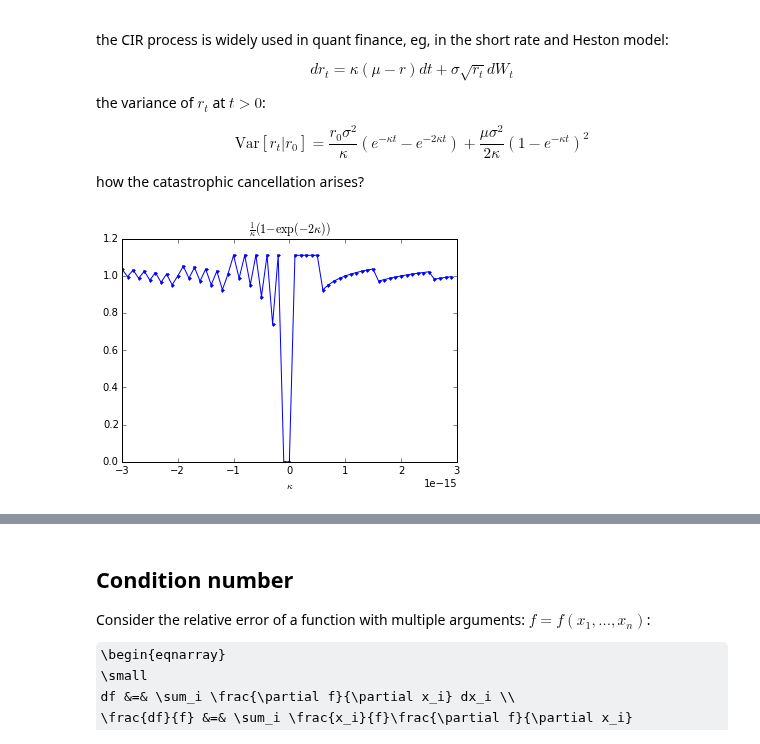
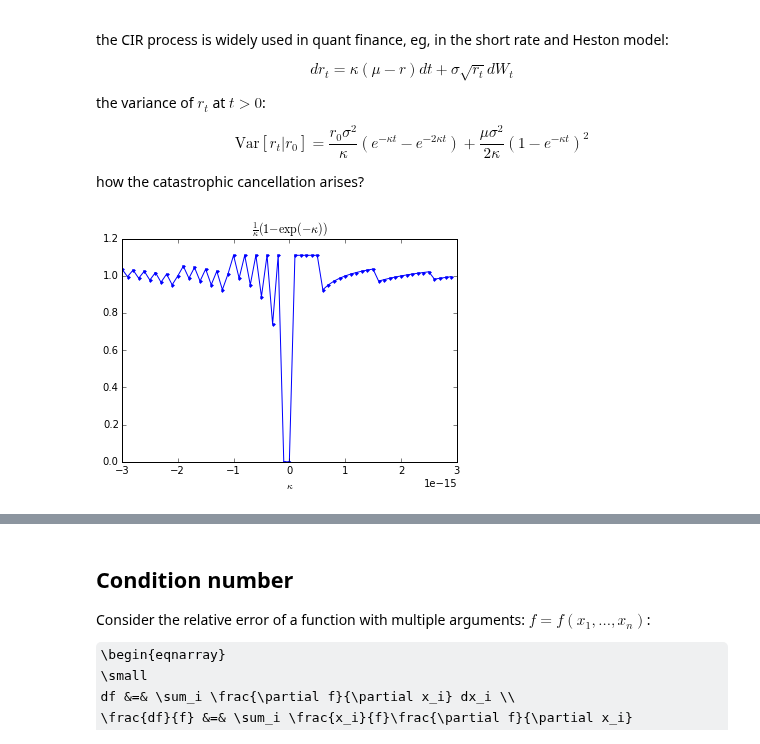
Before and after one commit to yadongli/nyumath2048, a Jupyter notebook: Lecture1.ipynb, the cells around one changed output, grey strips where cells are left out. Cells and saved outputs as stored; diff of their text form; code cells hidden in the pictures; some formulas as TeX source.

```diff
--- a/Lecture1.ipynb
+++ b/Lecture1.ipynb
@@ -603,12 +610,12 @@ how the catastrophic cancellation arises?
 # %%
 k = arange(-3e-8, 3e-8, 1e-9)*1e-7
 t = 1
 v = (1-exp(-k*t))/k
 plot(k, v, '.-')
-title(r'$\frac{1}{\kappa}(1-\exp(-2\kappa))$')
+title(r'$\frac{1}{\kappa}(1-\exp(-\kappa))$')
 xlabel(r'$\kappa$');
 # %% [output]
-[figure, old version]
+[figure, new version]
 # %%
 import sympy as sp
 sp.init_printing(use_latex = True)
```
Also changed, not shown: parts of 40 cells of this notebook, 7 other files.
